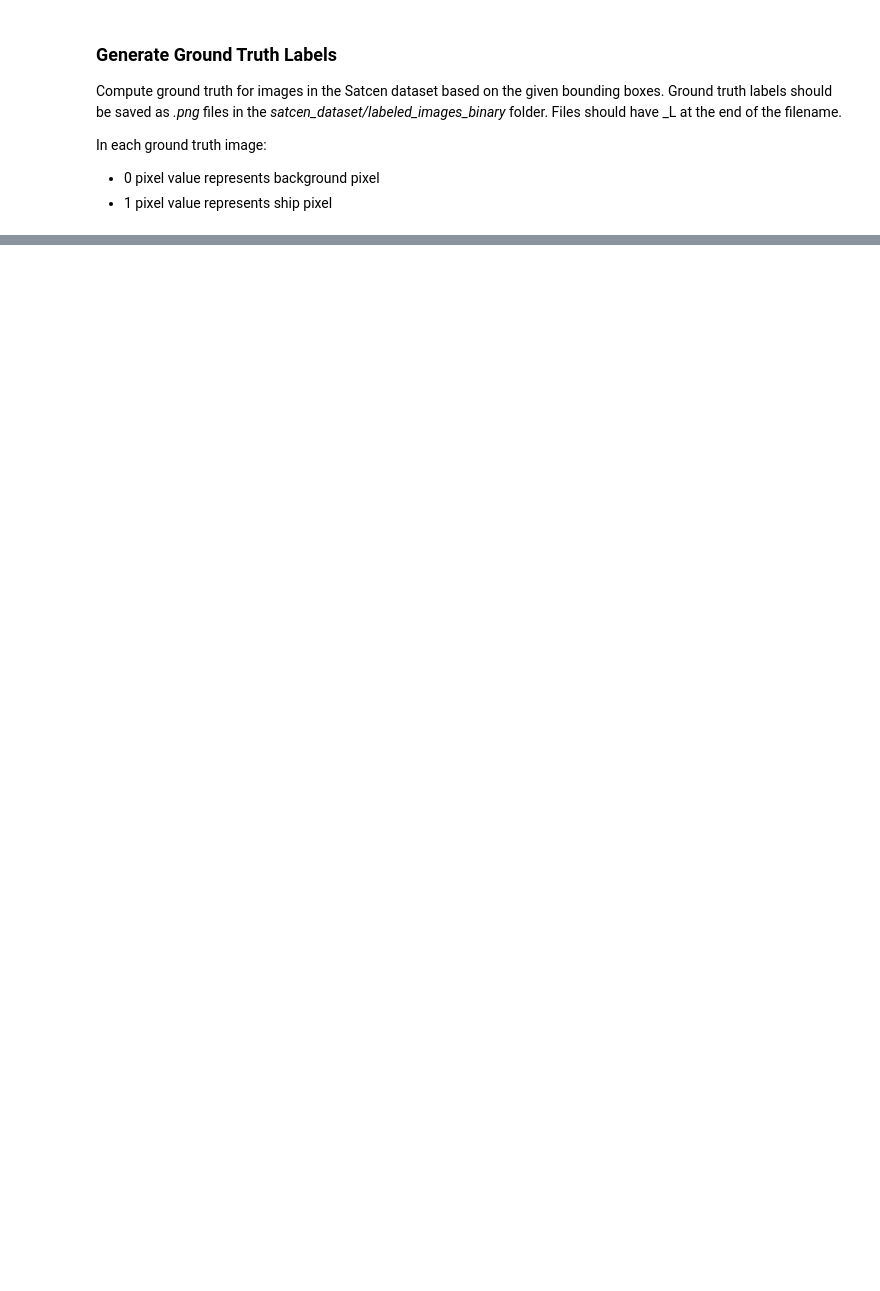
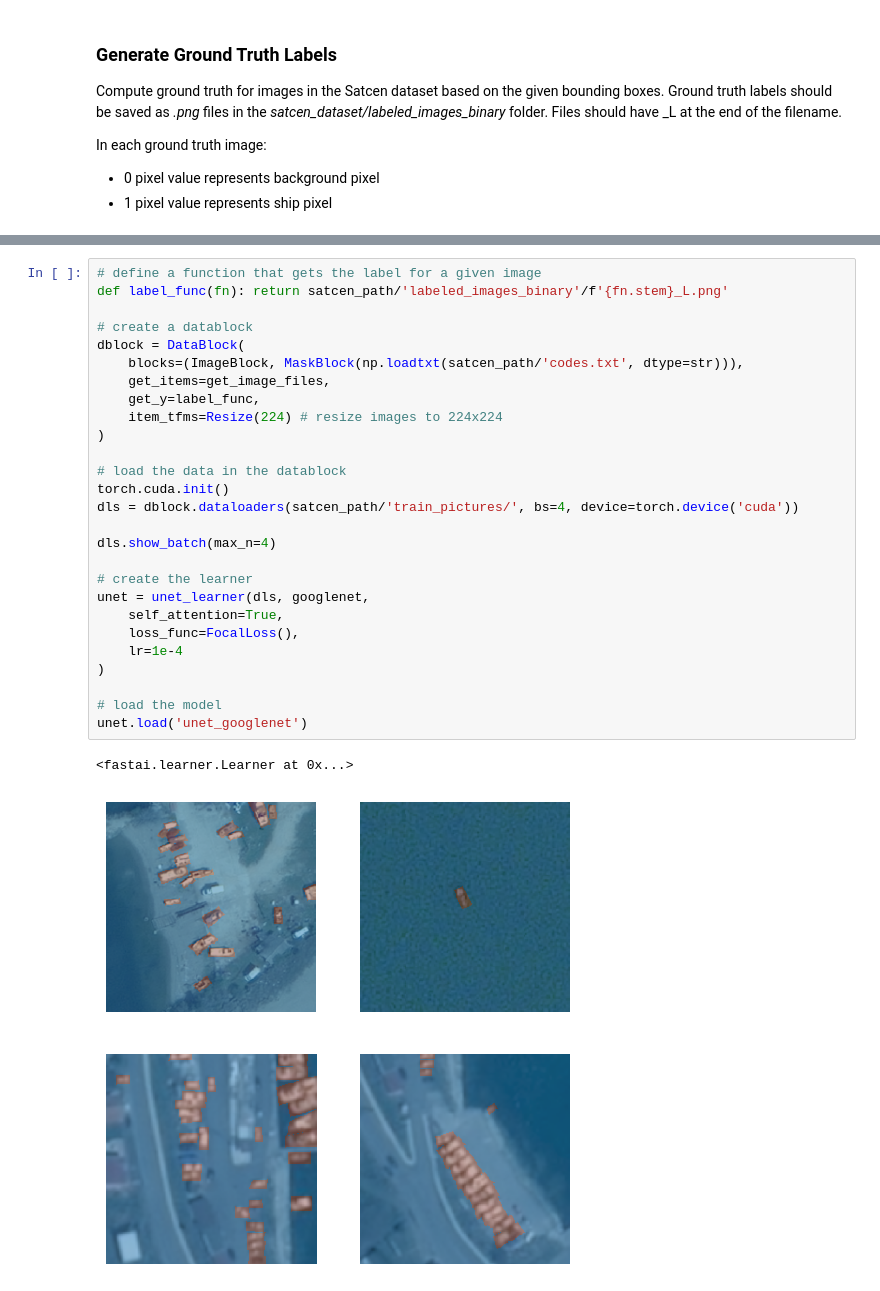
Before and after one commit to TasteDaBombDev/satcen-ship-detection, a Jupyter notebook: ship_detection/unet_finetune_satcen.ipynb, the cells around one changed output, grey strips where cells are left out. Saved outputs shown, nothing was run; the diff lists cells and outputs as text; blank space fills up the shorter version.

Commit message:
finetune unet on satcen

```diff
--- a/ship_detection/unet_finetune_satcen.ipynb
+++ b/ship_detection/unet_finetune_satcen.ipynb
@@ -194,0 +179,30 @@ Total number of training and validation examples: 1898
+# %%
+# define a function that gets the label for a given image
+def label_func(fn): return satcen_path/'labeled_images_binary'/f'{fn.stem}_L.png'
+
+# create a datablock
+dblock = DataBlock(
+    blocks=(ImageBlock, MaskBlock(np.loadtxt(satcen_path/'codes.txt', dtype=str))),
+    get_items=get_image_files,
+    get_y=label_func,
+    item_tfms=Resize(224) # resize images to 224x224
+)
+
+# load the data in the datablock
+torch.cuda.init()
+dls = dblock.dataloaders(satcen_path/'train_pictures/', bs=4, device=torch.device('cuda'))
+
+dls.show_batch(max_n=4)
+
+# create the learner
+unet = unet_learner(dls, googlenet,
+    self_attention=True,
+    loss_func=FocalLoss(),
+    lr=1e-4
+)
+
+# load the model
+unet.load('unet_googlenet')
+# %% [output]
+<fastai.learner.Learner at 0x...>
+[figure, added]
```
Also changed, not shown: parts of 10 cells of this notebook.
